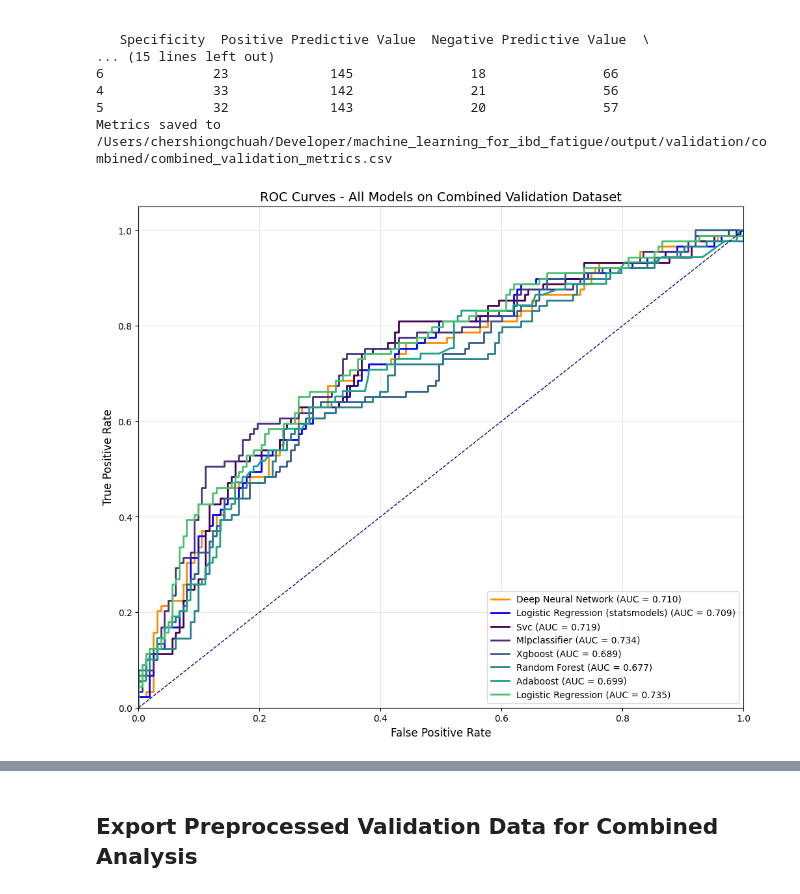
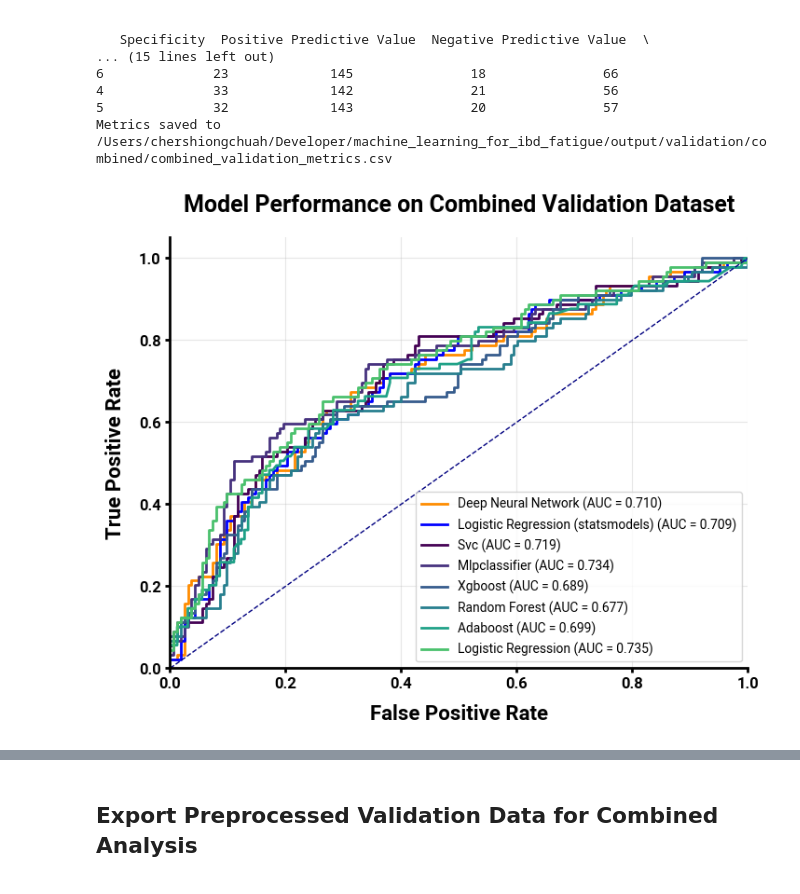
Before and after one commit to 1-gut/machine_learning_for_ibd_fatigue, a Jupyter notebook: 10_validation_combined.ipynb, the cells around one changed output, grey strips where cells are left out. Saved outputs shown, nothing was run; the diff lists cells and outputs as text; code cells hidden in the pictures.

```diff
--- a/10_validation_combined.ipynb
+++ b/10_validation_combined.ipynb
@@ -40,8 +40,8 @@ X_spain = pd.read_csv(VALIDATION_SPAIN_DIR / "X_spain.csv")
 y_spain = pd.read_csv(VALIDATION_SPAIN_DIR / "y_spain.csv").squeeze()
 
 # Load combined data
-X_combined = pd.read_csv(VALIDATION_SCOTLAND_DIR / "X_scotland.csv")
-y_combined = pd.read_csv(VALIDATION_SCOTLAND_DIR / "y_scotland.csv").squeeze()
+X_scotland = pd.read_csv(VALIDATION_SCOTLAND_DIR / "X_scotland.csv")
+y_scotland = pd.read_csv(VALIDATION_SCOTLAND_DIR / "y_scotland.csv").squeeze()
 
 # Load Australia data
 X_australia = pd.read_csv(VALIDATION_AUSTRALIA_DIR / "X_australia.csv")
@@ -49,16 +49,16 @@ y_australia = pd.read_csv(VALIDATION_AUSTRALIA_DIR / "y_australia.csv").squeeze(
 
 # Combine the datasets with a new column indicating the source
 X_spain['validation_source'] = 'Spain'
-X_combined['validation_source'] = 'Scotland'
+X_scotland['validation_source'] = 'Scotland'
 X_australia['validation_source'] = 'Australia'
 
 # Combine X and y data
-X_combined = pd.concat([X_spain, X_combined, X_australia], ignore_index=True)
-y_combined = pd.concat([y_spain, y_combined, y_australia], ignore_index=True)
+X_combined = pd.concat([X_spain, X_scotland, X_australia], ignore_index=True)
+y_combined = pd.concat([y_spain, y_scotland, y_australia], ignore_index=True)
 
 # Print dataset sizes
 print(f"Spain dataset: {len(X_spain)} samples")
-print(f"Scotland dataset: {len(X_combined)} samples")
+print(f"Scotland dataset: {len(X_scotland)} samples")
 print(f"Australia dataset: {len(X_australia)} samples")
 print(f"Combined dataset: {len(X_combined)} samples")
 # %% [output]
@@ -266,11 +266,11 @@ Metrics saved to /Users/chershiongchuah/Developer/machine_learning_for_ibd_fatig
 # %%
 plot_combined_roc_curves(
     all_model_results=all_model_results,
     output_path=output_dir / "combined_validation_roc_curves.png",
-    title="ROC Curves - All Models on Combined Validation Dataset",
+    title="Model Performance on Combined Validation Dataset",
 )
 # %% [output]
-[figure, old version]
+[figure, new version]
 # %%
 # Prepare the predictions dictionary
 all_predictions = {}
```
Also changed, not shown: parts of 7 cells of this notebook, 2 other files.
